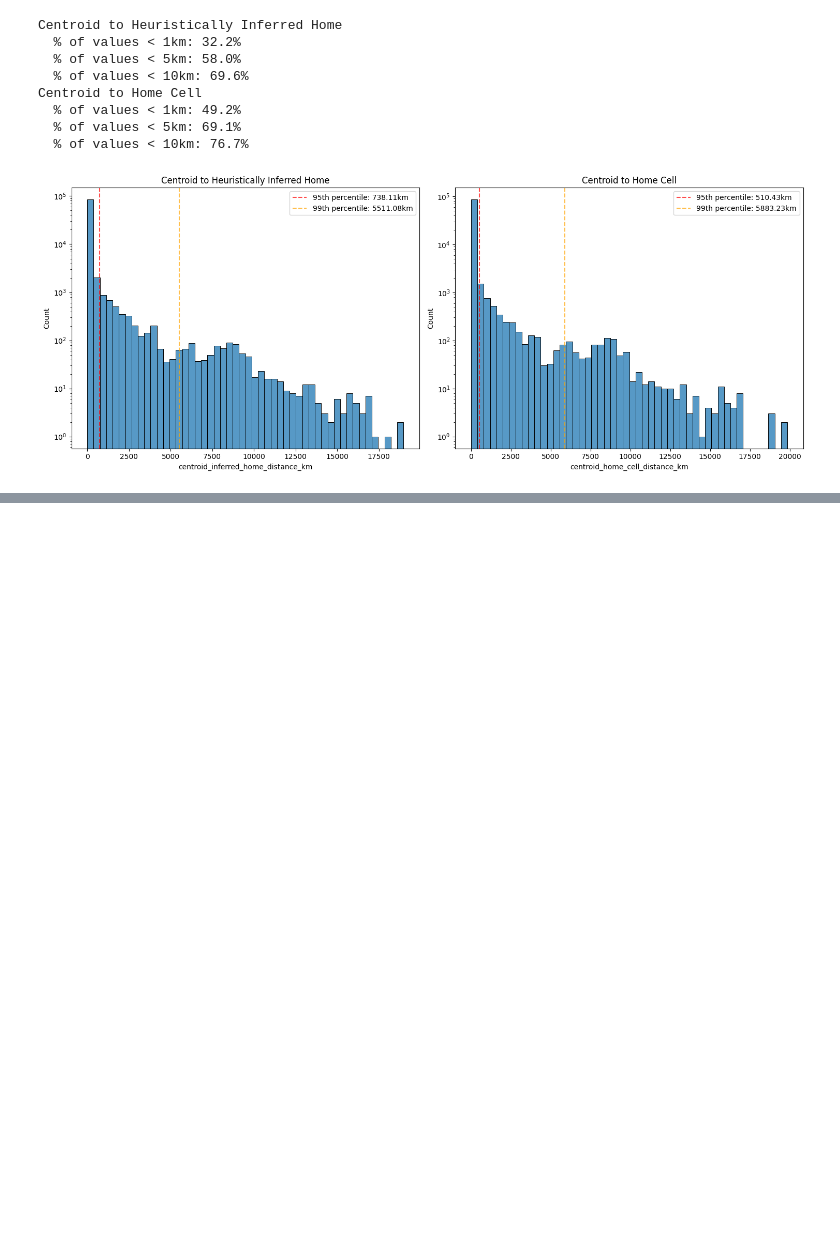
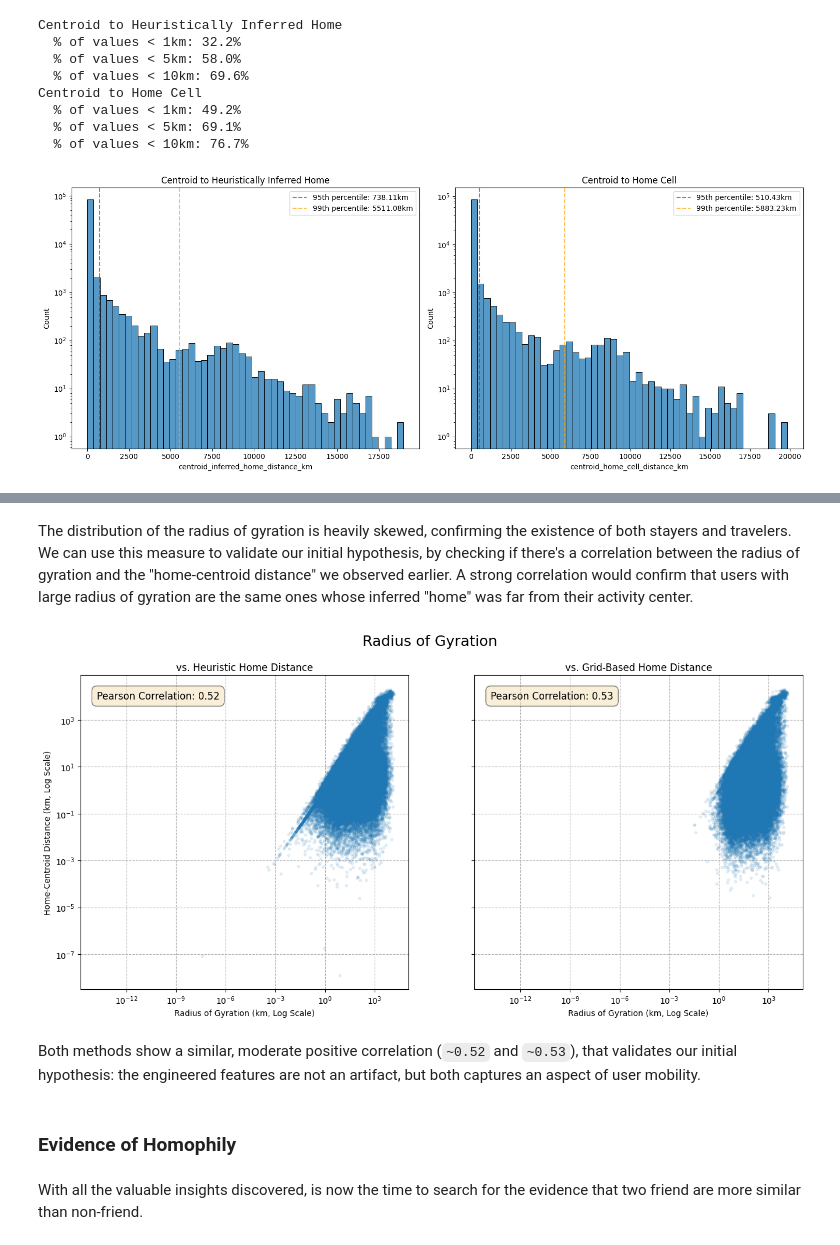
Before and after one commit to quelmitch/link-prediction-learning, a Jupyter notebook: 05_location_based_social_network/05_location_based_social_network.ipynb, the cells around one changed output, grey strips where cells are left out. Drawn from its saved outputs; the diff is of its cells as text; code cells hidden in the pictures; blank space fills up the shorter version.

```diff
--- a/05_location_based_social_network/05_location_based_social_network.ipynb
+++ b/05_location_based_social_network/05_location_based_social_network.ipynb
@@ -719,0 +740,47 @@ plot_distribution(
+# %% [markdown]
+The distribution of the radius of gyration is heavily skewed, confirming the existence of both stayers and travelers.
+We can use this measure to validate our initial hypothesis, by checking if there's a correlation between the radius of gyration and the "home-centroid distance" we observed earlier. A strong correlation would confirm that users with large radius of gyration are the same ones whose inferred "home" was far from their activity center.
+# %%
+fig, (ax1, ax2) = plt.subplots(1, 2, figsize=(16, 7), sharey=True)
+fig.suptitle('Radius of Gyration', fontsize=18)
+
+# --- Plot 1: Correlation with Heuristic-Based Home Distance ---
+corr_heuristic = users_df['radius_of_gyration_km'].corr(users_df['centroid_inferred_home_distance_km'])
+ax1.loglog(
+    users_df['radius_of_gyration_km'],
+    users_df['centroid_inferred_home_distance_km'],
+    marker='.', linestyle='none', alpha=0.1
+)
+ax1.set_title('vs. Heuristic Home Distance')
+ax1.set_xlabel('Radius of Gyration (km, Log Scale)')
+ax1.set_ylabel('Home-Centroid Distance (km, Log Scale)')
+ax1.grid(True, which="both", ls="--")
+ax1.text(0.05, 0.95, f'Pearson Correlation: {corr_heuristic:.2f}',
+         transform=ax1.transAxes, fontsize=12,
+         verticalalignment='top', bbox=dict(boxstyle='round,pad=0.5', fc='wheat', alpha=0.5))
+
+
+# --- Plot 2: Correlation with Grid-Based Home Distance ---
+corr_grid = users_df['radius_of_gyration_km'].corr(users_df['centroid_home_cell_distance_km'])
+ax2.loglog(
+    users_df['radius_of_gyration_km'],
+    users_df['centroid_home_cell_distance_km'],
+    marker='.', linestyle='none', alpha=0.1
+)
+ax2.set_title('vs. Grid-Based Home Distance')
+ax2.set_xlabel('Radius of Gyration (km, Log Scale)')
+# Y-label is shared, so it's not needed here
+ax2.grid(True, which="both", ls="--")
+ax2.text(0.05, 0.95, f'Pearson Correlation: {corr_grid:.2f}',
+         transform=ax2.transAxes, fontsize=12,
+         verticalalignment='top', bbox=dict(boxstyle='round,pad=0.5', fc='wheat', alpha=0.5))
+
+plt.show()
+# %% [output]
+[figure, added]
+# %% [markdown]
+Both methods show a similar, moderate positive correlation (`~0.52` and `~0.53`), that validates our initial hypothesis: the engineered features are not an artifact, but both captures an aspect of user mobility.
+# %% [markdown]
+### Evidence of Homophily
+# %% [markdown]
+With all the valuable insights discovered, is now the time to search for the evidence that two friend are more similar than non-friend.
```
Also changed, not shown: parts of 33 cells of this notebook.
